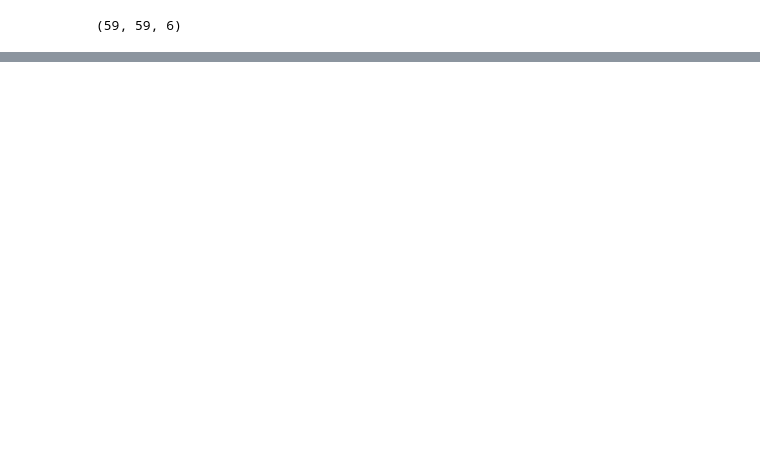
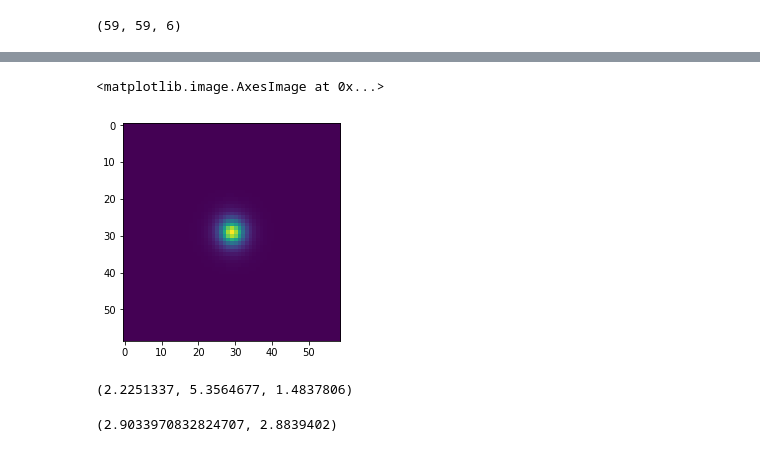
Before and after one commit to astrodeepnet/debvader, a Jupyter notebook: Untitled.ipynb, the cells around one changed output, grey strips where cells are left out. Cells and saved outputs as stored; diff of their text form; code cells hidden in the pictures; blank space fills up the shorter version.

```diff
--- a/Untitled.ipynb
+++ b/Untitled.ipynb
@@ -109,0 +151,13 @@ opt = optimize.minimize(fun,(0,0),args=(test_images[6],output[6]), bounds=bnds)
+# %%
+plt.imshow(output[7,:,:,4])
+# %% [output]
+<matplotlib.image.AxesImage at 0x...>
+[figure, added]
+# %%
+np.max(output[0]), np.max(output[7]), np.max(output[4])
+# %% [output]
+(2.2251337, 5.3564677, 1.4837806)
+# %%
+np.max(test_images[7,:,:,2]), np.max(output[7,:,:,2])
+# %% [output]
+(2.9033970832824707, 2.8839402)
```
Also changed, not shown: parts of 21 cells of this notebook, 1 other file.
